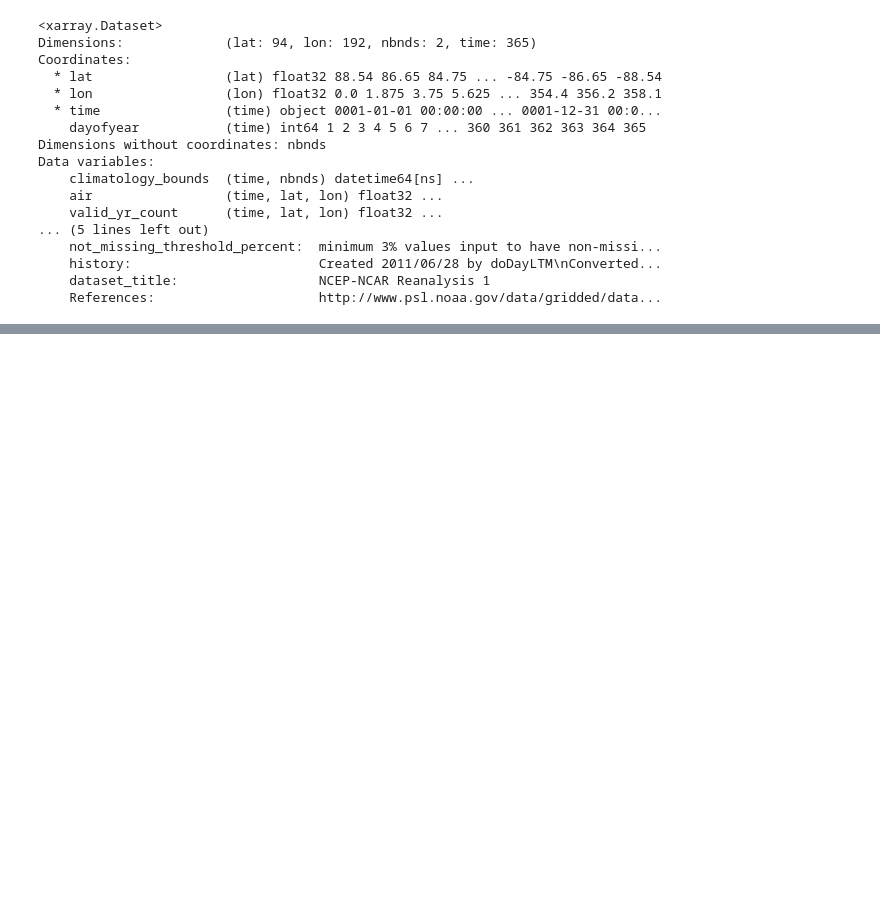
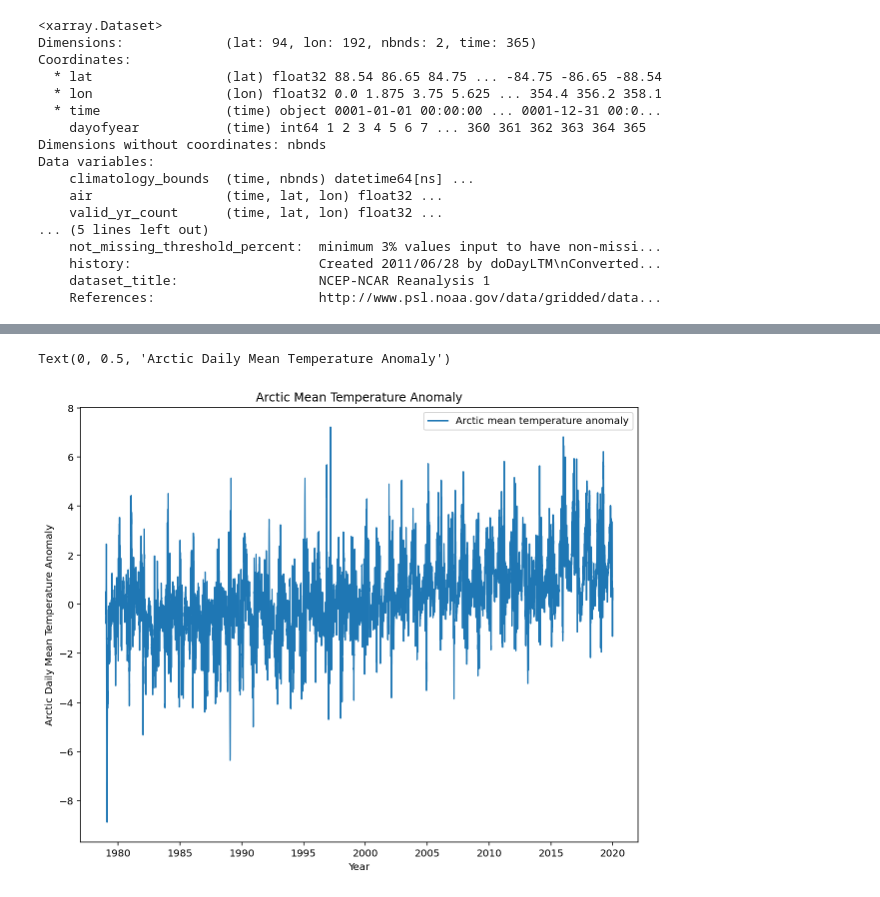
Before and after one commit to Lulurussell/CICOES-code, a Jupyter notebook: NCEP_NCAR_data.ipynb, the cells around one changed output, grey strips where cells are left out. Saved outputs shown, nothing was run; the diff lists cells and outputs as text; code cells hidden in the pictures; blank space fills up the shorter version.

```diff
--- a/NCEP_NCAR_data.ipynb
+++ b/NCEP_NCAR_data.ipynb
@@ -141,0 +186,9 @@ Attributes:
+# %%
+print('calculating global mean')
+gmsts = global_mean(histdata)
+print('calculating alaska mean')
+akmsts = alaska_mean(histdata)
+print('calculating arctic mean')
+arcmsts = arctic_mean(histdata)
+print('calculating northeast america mean')
+ne_amsts = ne_america_mean(histdata)
@@ -141,0 +225,14 @@ Attributes:
+# %%
+plt.figure(figsize=(10,8))
+timeslice = arcmsts.sel(time=slice('1979-01-01', '2020-12-31'))
+#timeslice = np.asarray(histdata['time'])
+plt.plot(timeslice['time'],timeslice['anomalies'],label = 'Arctic mean temperature anomaly')
+#plt.xlim(1990,2000)
+plt.title('Arctic Mean Temperature Anomaly')
+plt.legend()
+plt.xlabel('Year')
+plt.ylabel('Arctic Daily Mean Temperature Anomaly')
+plt.savefig('./figures/NCEP_NCAR_anomalies/NCEPNCAR_arctic_mean_anomalies.png')
+# %% [output]
+Text(0, 0.5, 'Arctic Daily Mean Temperature Anomaly')
+[figure, added]
```
Also changed, not shown: parts of 15 cells of this notebook, 4 other files.
